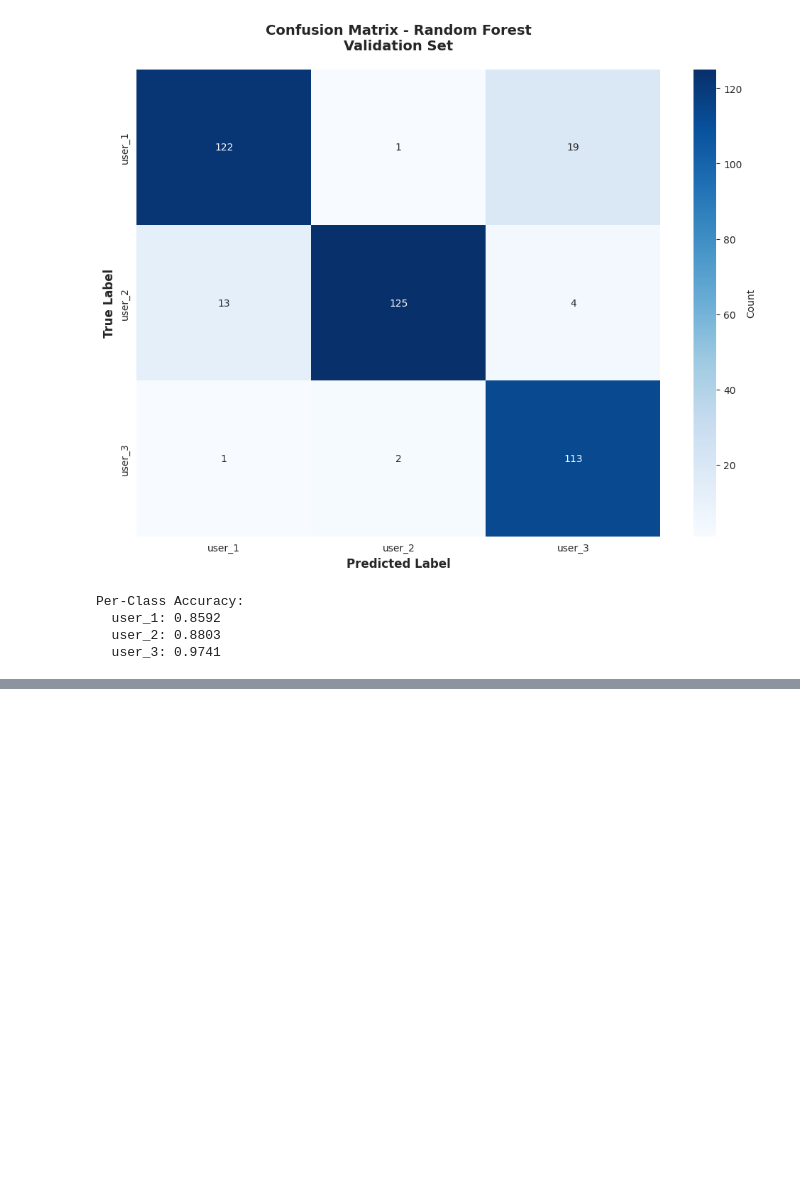
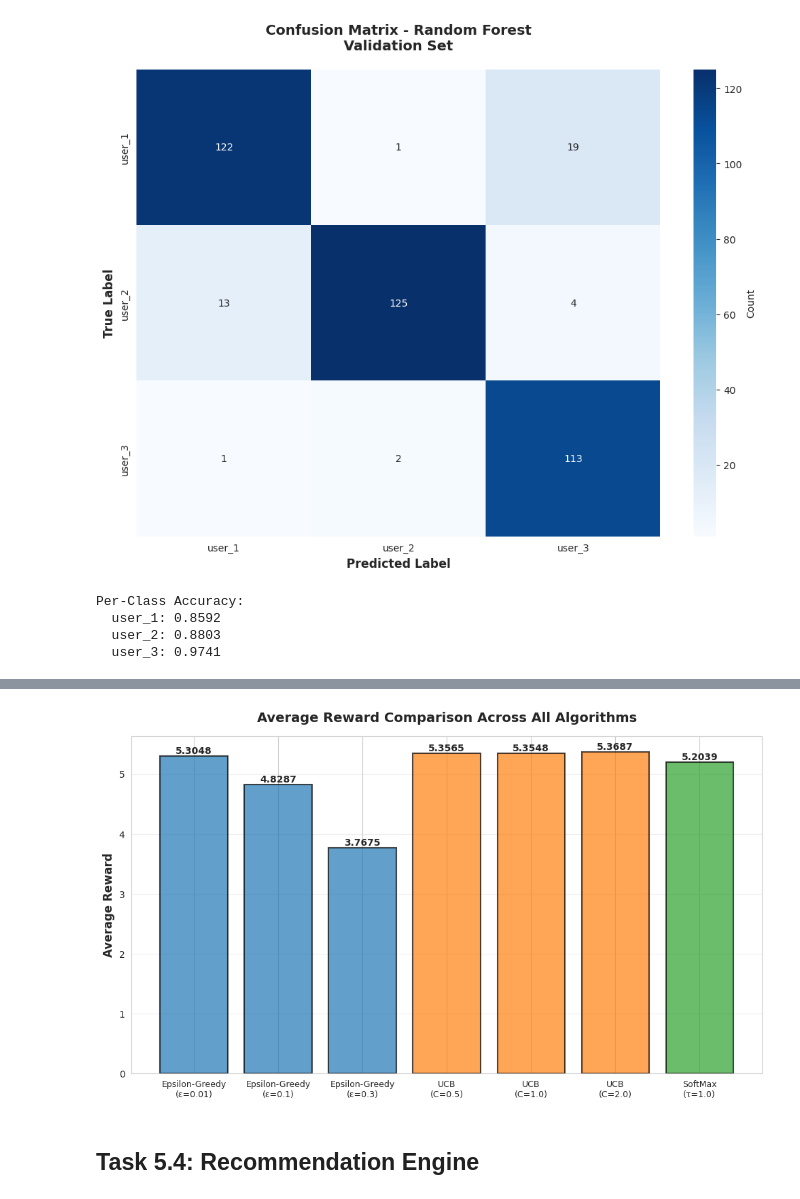
Before and after one commit to Harkirat2424/lab3-contextual-bandit, a Jupyter notebook: lab3_results_u20230082.ipynb, the cells around one changed output, grey strips where cells are left out. Saved outputs shown, nothing was run; the diff lists cells and outputs as text; code cells hidden in the pictures; blank space fills up the shorter version.

```diff
--- a/lab3_results_u20230082.ipynb
+++ b/lab3_results_u20230082.ipynb
@@ -392,0 +796,39 @@ Per-Class Accuracy:
+# %%
+# Bar chart comparing final average rewards
+fig, ax = plt.subplots(figsize=(10, 6))
+
+algorithms = ['Epsilon-Greedy\n(ε=0.01)', 'Epsilon-Greedy\n(ε=0.1)', 'Epsilon-Greedy\n(ε=0.3)',
+              'UCB\n(C=0.5)', 'UCB\n(C=1.0)', 'UCB\n(C=2.0)',
+              'SoftMax\n(τ=1.0)']
+
+avg_rewards = [
+    np.mean(epsilon_greedy_results[0.01]['all_rewards']),
+    np.mean(epsilon_greedy_results[0.1]['all_rewards']),
+    np.mean(epsilon_greedy_results[0.3]['all_rewards']),
+    np.mean(ucb_results[0.5]['all_rewards']),
+    np.mean(ucb_results[1.0]['all_rewards']),
+    np.mean(ucb_results[2.0]['all_rewards']),
+    np.mean(softmax_results['all_rewards'])
+]
+
+colors_bar = ['#1f77b4']*3 + ['#ff7f0e']*3 + ['#2ca02c']
+bars = ax.bar(algorithms, avg_rewards, color=colors_bar, alpha=0.7, edgecolor='black', linewidth=1.5)
+
+# Add value labels on bars
+for bar, value in zip(bars, avg_rewards):
+    height = bar.get_height()
+    ax.text(bar.get_x() + bar.get_width()/2., height,
+            f'{value:.4f}',
+            ha='center', va='bottom', fontsize=10, fontweight='bold')
+
+ax.set_ylabel('Average Reward', fontsize=12, fontweight='bold')
+ax.set_title('Average Reward Comparison Across All Algorithms',
+             fontsize=14, fontweight='bold', pad=15)
+ax.grid(True, axis='y', alpha=0.3)
+plt.xticks(rotation=0, fontsize=9)
+plt.tight_layout()
+plt.show()
+# %% [output]
+[figure, added]
+# %% [markdown]
+## Task 5.4: Recommendation Engine
```
Also changed, not shown: parts of 34 cells of this notebook.
